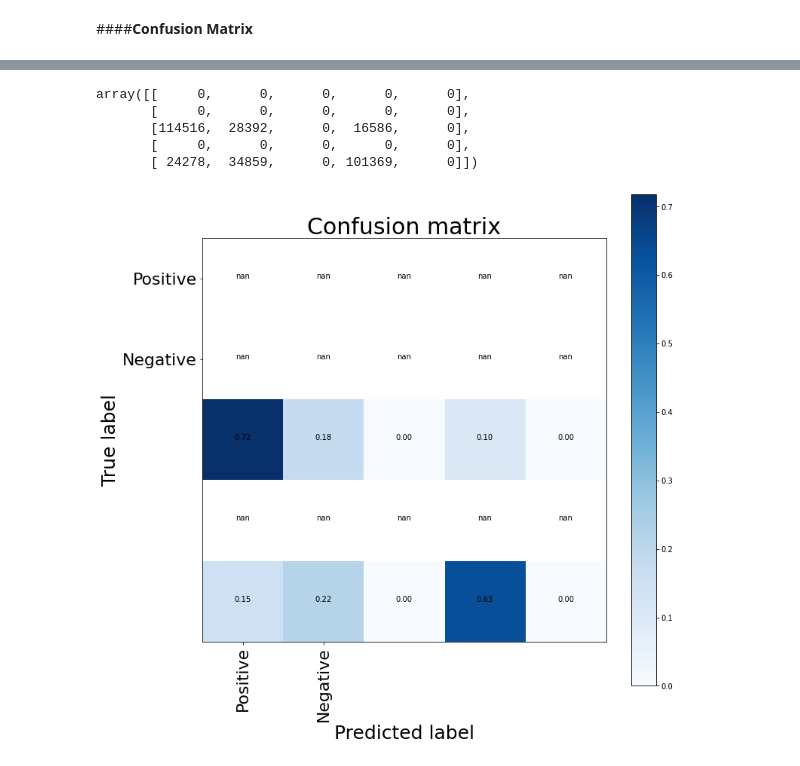
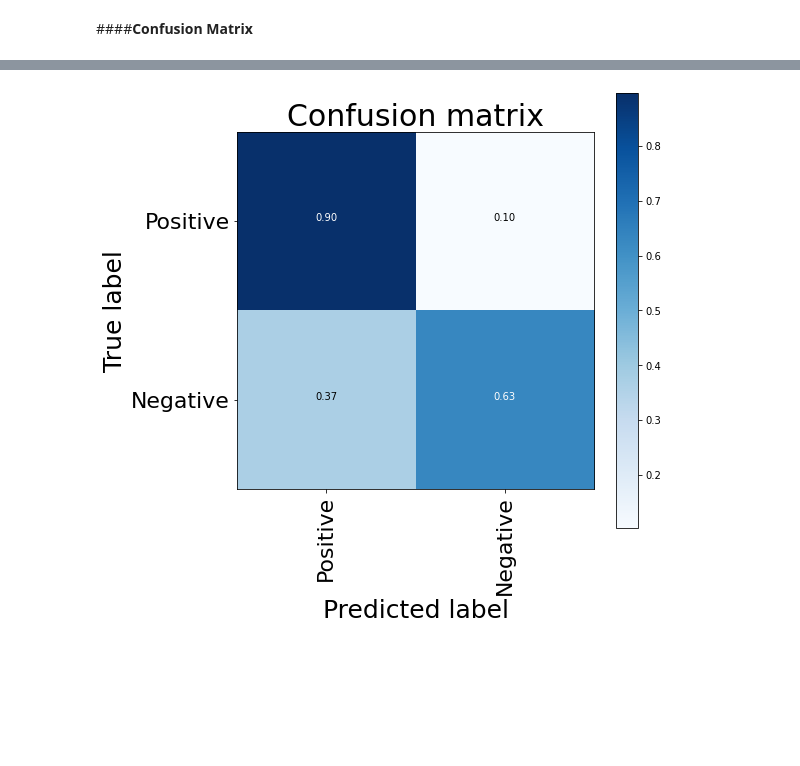
Before and after one commit to UliksSekiraqa/StockMarketAnalysis, a Jupyter notebook: Twitter_API.ipynb, the cells around one changed output, grey strips where cells are left out. Cells and saved outputs as stored; diff of their text form; code cells hidden in the pictures; blank space fills up the shorter version.

```diff
--- a/Twitter_API.ipynb
+++ b/Twitter_API.ipynb
@@ -238,9 +140,3 @@ As can be seen, the dataset dose not have any skewness, which is ideal.
-# %%
-import re
-TEXT_CLEANING_RE = "@\S+|https?:\S+|http?:\S|[^A-Za-z0-9]+"
-
-stop_words = stopwords.words("english")
-stemmer = SnowballStemmer("english")
 # %%
 def preprocess(text):
     text = re.sub(TEXT_CLEANING_RE, ' ', str(text).lower()).strip()
@@ -546,20 +442,18 @@ plt.show()
 [figure]
 # %% [markdown]
 ####**Predict**
-# %%
-POSITIVE = "POSITIVE"
-NEGATIVE = "NEGATIVE"
-NEUTRAL = "NEUTRAL"
-SENTIMENT_THRESHOLDS = (0.4, 0.7)
-# %%
-def decode_sentiment(score):
-    label = NEUTRAL
-    if score <= SENTIMENT_THRESHOLDS[0]:
-        label = NEGATIVE
-    elif score >= SENTIMENT_THRESHOLDS[1]:
-        label = POSITIVE
-
-    return label
+# %%
+# Classify the tweets to be positive if the predicted sentiment score is >= SENTIMENT_THRESHOLDS
+# Otherwise, classify the tweets to be negative
+SENTIMENT_THRESHOLD = 0.7
+
+def decode_sentiment(score):
+    if score < SENTIMENT_THRESHOLD:
+        label = NEGATIVE
+    else:
+        label = POSITIVE
+
+    return label
 # %%
 def predict(text):
     # Tokenize text
@@ -594,13 +488,3 @@ y_pred_1d = [decode_sentiment(score) for score in scores]
-# %%
-from sklearn import metrics
-
-metrics.confusion_matrix(y_test_1d, y_pred_1d)
-# %% [output]
-array([[     0,      0,      0,      0,      0],
-       [     0,      0,      0,      0,      0],
-       [114516,  28392,      0,  16586,      0],
-       [     0,      0,      0,      0,      0],
-       [ 24278,  34859,      0, 101369,      0]])
 # %%
 import itertools
 
@@ -626,12 +510,12 @@ def plot_confusion_matrix(cm, classes, title='Confusion matrix', cmap=plt.cm.Blu
 # %%
 from sklearn.metrics import confusion_matrix
 
 cnf_matrix = confusion_matrix(y_test_1d, y_pred_1d)
-plt.figure(figsize=(12,12))
+plt.figure(figsize=(8,8))
 plot_confusion_matrix(cnf_matrix, classes=sentiment_train['target'].unique(), title="Confusion matrix")
 plt.show()
 # %% [output]
-[figure, old version]
+[figure, new version]
 # %%
 from sklearn.metrics import classification_report, accuracy_score
 
```
Also changed, not shown: parts of 86 cells of this notebook.
